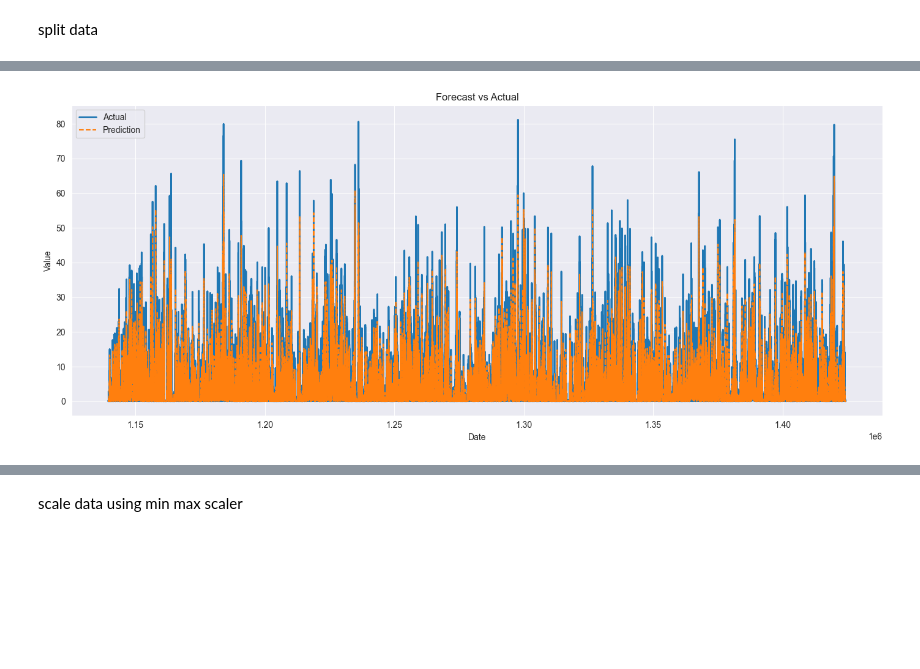
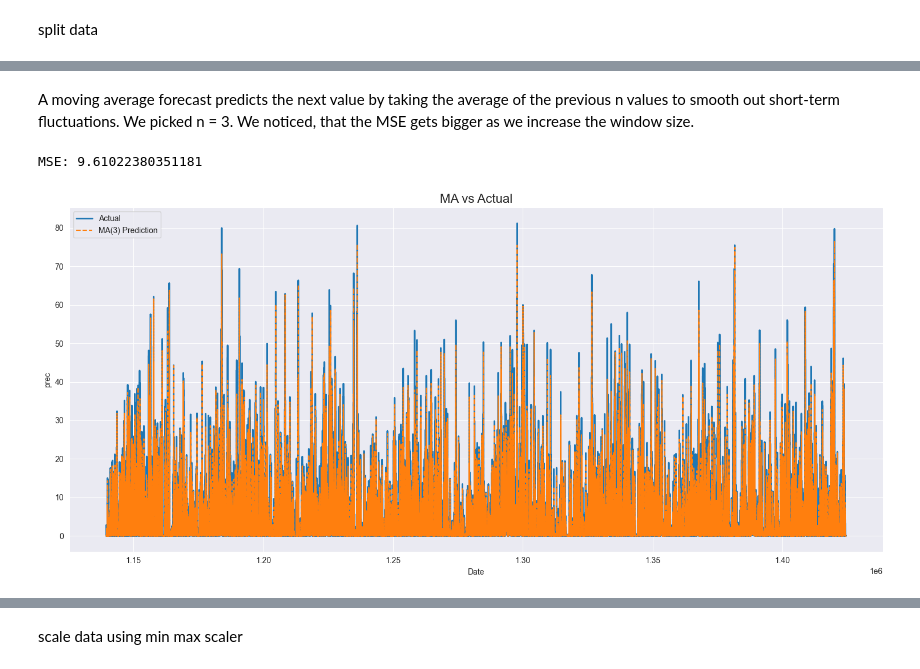
Before and after one commit to danielpuehringer/Assignment-2_Intro-comp-sust_climate-forecasting, a Jupyter notebook: data/preprocessing.ipynb, the cells around one changed output, grey strips where cells are left out. Saved outputs shown, nothing was run; the diff lists cells and outputs as text; code cells hidden in the pictures; blank space fills up the shorter version.

```diff
--- a/data/preprocessing.ipynb
+++ b/data/preprocessing.ipynb
@@ -236,26 +213,47 @@ MSE: 8.480075215585623
-# %%
-# Extract matching date index for plotting
-dates = df_merged.index
-
-split_point = int(len(df_merged) * 0.8)  # same as your test_size=0.2
-dates_train = dates[:split_point]
-dates_test  = dates[split_point:]
-
-
-import matplotlib.pyplot as plt
-
-# Extract matching dates directly from y_test index
-dates_test = y_test.index
-
-plt.figure(figsize=(14, 6))
-plt.plot(dates_test, y_test, label="Actual", linewidth=2)
-plt.plot(dates_test, y_pred, label="Prediction", linestyle="--")
-plt.title("Forecast vs Actual")
-plt.xlabel("Date")
-plt.ylabel("Value")
-plt.legend()
-plt.grid(True)
-plt.tight_layout()
-plt.show()
-# %% [output]
-[figure, removed]
+# %% [markdown]
+A moving average forecast predicts the next value by taking the average of the previous n values to smooth out short-term fluctuations.
+We picked n = 3.
+We noticed, that the MSE gets bigger as we increase the window size.
+# %%
+n = 3  # window size
+
+df_ma = df_merged.copy()
+df_ma[f"MA{n}"] = df_ma["prec"].rolling(n).mean()
+
+df_ma[f"MA{n}_forecast"] = df_ma[f"MA{n}"].shift(1)
+df_ma = df_ma.dropna()
+X = df_ma[[f"MA{n}_forecast"]]   # forecast values
+y = df_ma["prec"]                # actual values
+from sklearn.model_selection import train_test_split
+
+X_train, X_test, y_train, y_test = train_test_split(
+    X, y, shuffle=False, test_size=0.2
+)
+y_pred = X_test[f"MA{n}_forecast"]
+from sklearn.metrics import mean_squared_error
+
+mse = mean_squared_error(y_test, y_pred)
+print("MSE:", mse)
+# %% [output]
+MSE: 9.61022380351181
+# %%
+# Extract date indices for each model from y_test
+dates_test_ma = y_test.index
+
+plt.figure(figsize=(15, 7))
+
+# Actual values
+plt.plot(dates_test_ma, y_test, label="Actual", linewidth=2)
+
+# MA forecast
+plt.plot(dates_test_ma, y_pred, label=f"MA({n}) Prediction", linestyle="--")
+
+plt.title("MA vs Actual", fontsize=16)
+plt.xlabel("Date")
+plt.ylabel("prec")
+plt.legend()
+plt.grid(True)
+plt.tight_layout()
+plt.show()
+# %% [output]
+[figure, added]
```
Also changed, not shown: parts of 5 cells of this notebook.
